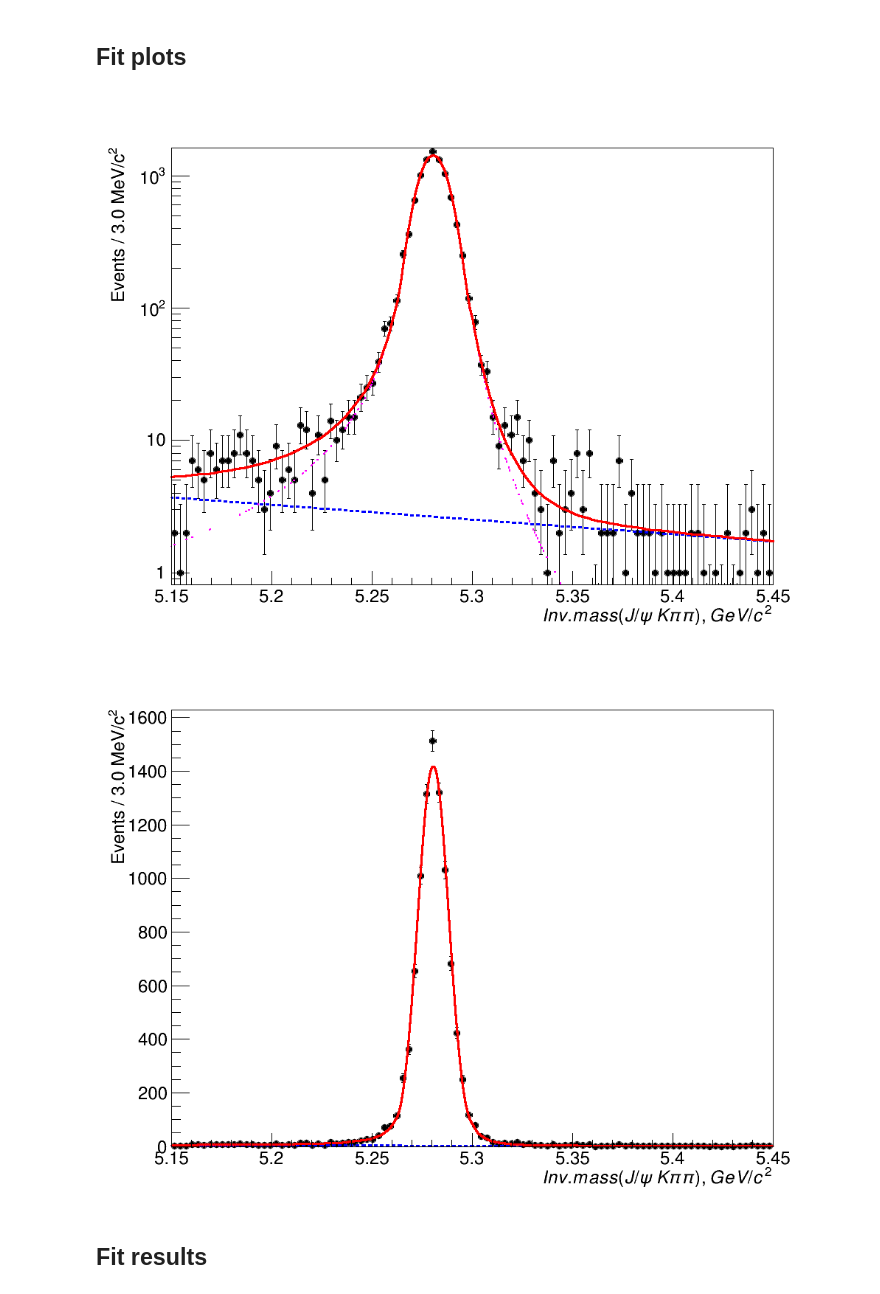
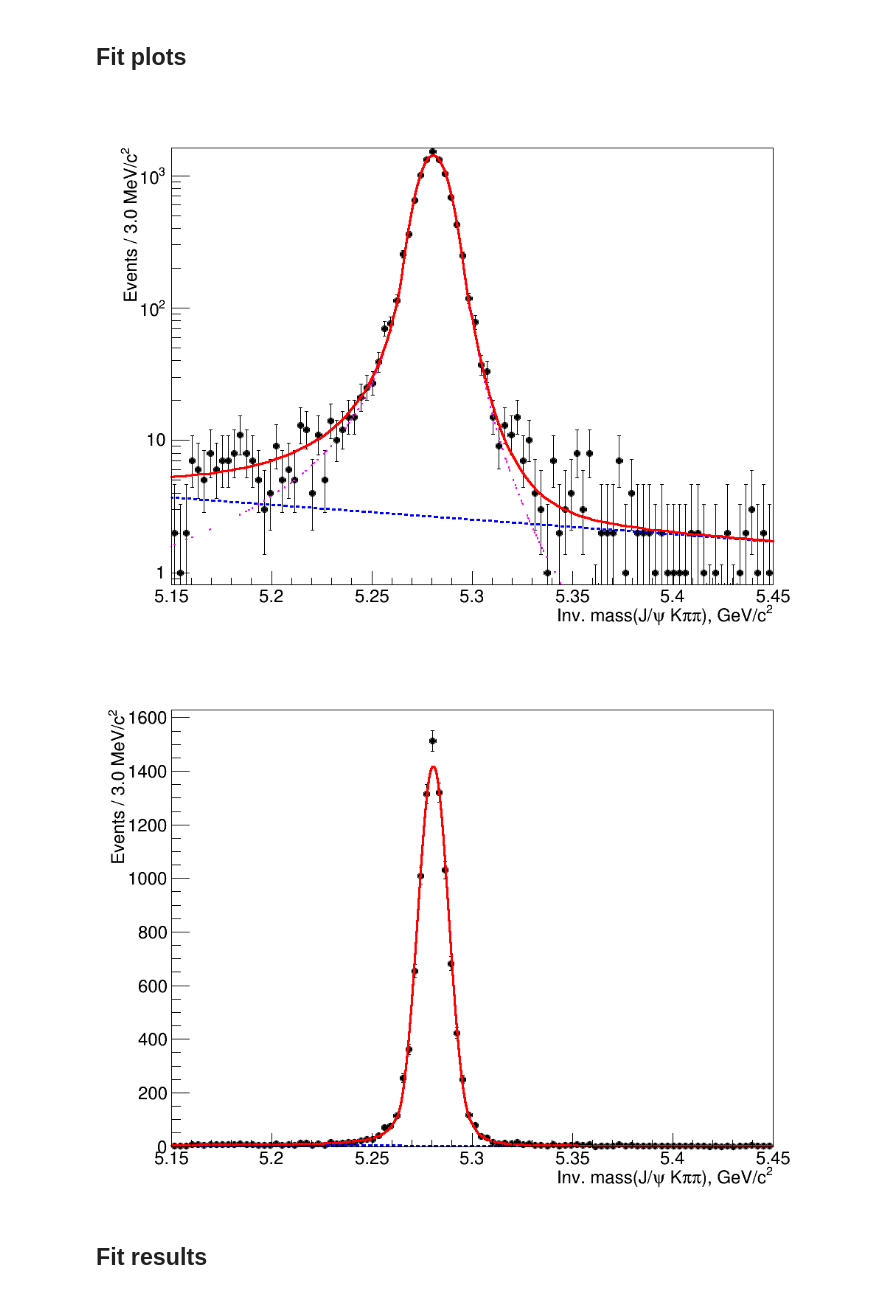
Before and after one commit to sashabaranov/Bu2JpsiKKpi, a Jupyter notebook: Kpipi/fit/fit1D_wide.ipynb, the cells around one changed output. Saved outputs shown, nothing was run; the diff lists cells and outputs as text; code cells hidden in the pictures.

```diff
--- a/Kpipi/fit/fit1D_wide.ipynb
+++ b/Kpipi/fit/fit1D_wide.ipynb
@@ -105,19 +101,19 @@ Fit plots
 # %%
 c1 = rootnotes.random_canvas(size=(1024, 768))
 
-fu.SetXTitle('Inv. mass(J/\psi\,K\pi\pi), GeV/c^2')
+fu.SetXTitle('Inv. mass(J/#psi K#pi#pi), GeV/c^{2}')
 fu.SetYTitle("Events / %.1f MeV/c^{2}" % binning_b)
 fu.SetTitle("")
 
 fu.Draw()
 c1.SetLogy()
 c1
 # %% [output]
-[figure, old version]
+[figure, new version]
 # %%
 c1 = rootnotes.random_canvas(size=(1024, 768))
 
-fu.SetXTitle('Inv. mass(J/\psi\,K\pi\pi), GeV/c^2')
+fu.SetXTitle('Inv. mass(J/#psi K#pi#pi), GeV/c^{2}')
 fu.SetYTitle("Events / %.1f MeV/c^{2}" % binning_b)
 fu.SetTitle("")
 
@@ -127,7 +123,7 @@ y_axis = fu.GetYaxis()
 y_axis.SetTitleOffset(1.3)
 c1
 # %% [output]
-[figure, old version]
+[figure, new version]
 # %% [markdown]
 Fit results
 ---
```
Also changed, not shown: parts of 4 cells of this notebook, 16 other files.
